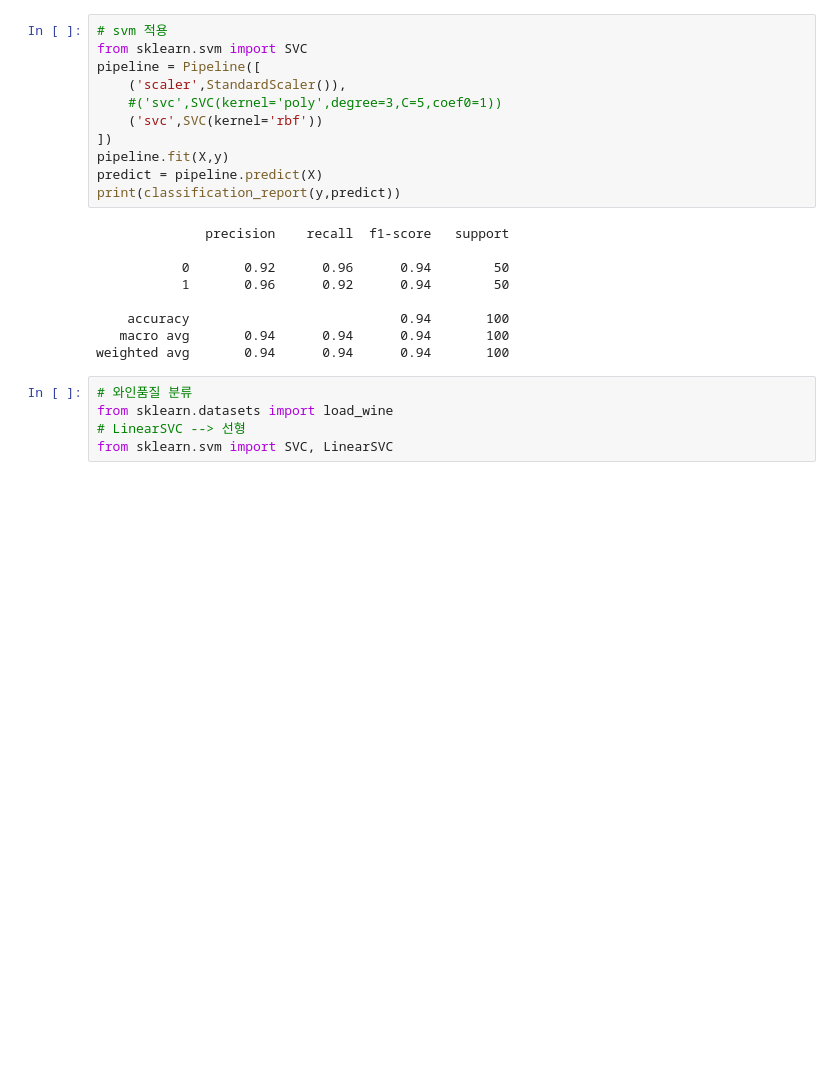
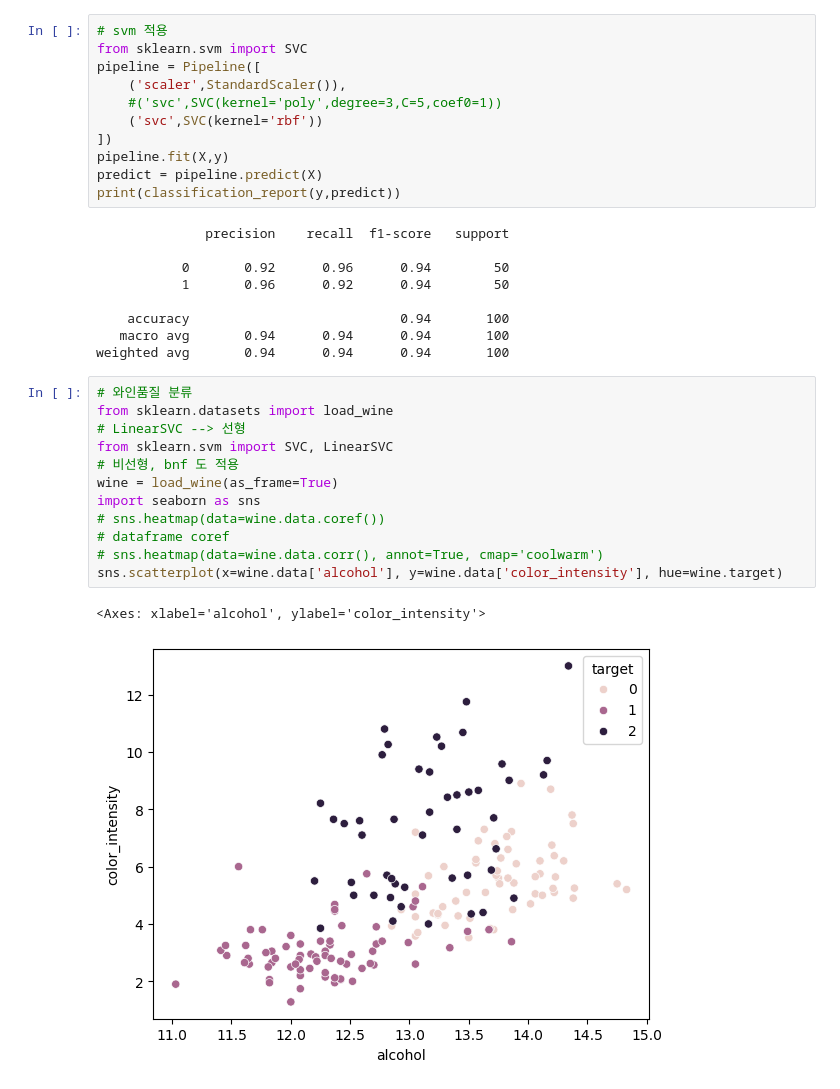
Before and after one commit to skn29teacher/skn29_lecture, a Jupyter notebook: 머신러닝/SVM/001.ipynb, the cells around one changed output. Cells and saved outputs as stored; diff of their text form; blank space fills up the shorter version.

```diff
--- a/머신러닝/SVM/001.ipynb
+++ b/머신러닝/SVM/001.ipynb
@@ -121,5 +121,15 @@ weighted avg       0.94      0.94      0.94       100
 # %%
 # 와인품질 분류
 from sklearn.datasets import load_wine
 # LinearSVC --> 선형
 from sklearn.svm import SVC, LinearSVC
+# 비선형, bnf 도 적용
+wine = load_wine(as_frame=True)
+import seaborn as sns
+# sns.heatmap(data=wine.data.coref())
+# dataframe coref
+# sns.heatmap(data=wine.data.corr(), annot=True, cmap='coolwarm')
+sns.scatterplot(x=wine.data['alcohol'], y=wine.data['color_intensity'], hue=wine.target)
+# %% [output]
+<Axes: xlabel='alcohol', ylabel='color_intensity'>
+[figure, added]
```
Also changed, not shown: parts of 3 cells of this notebook.
